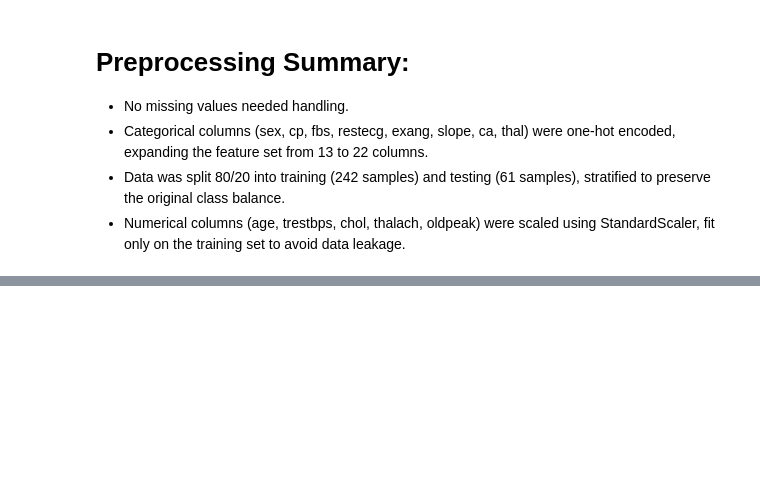
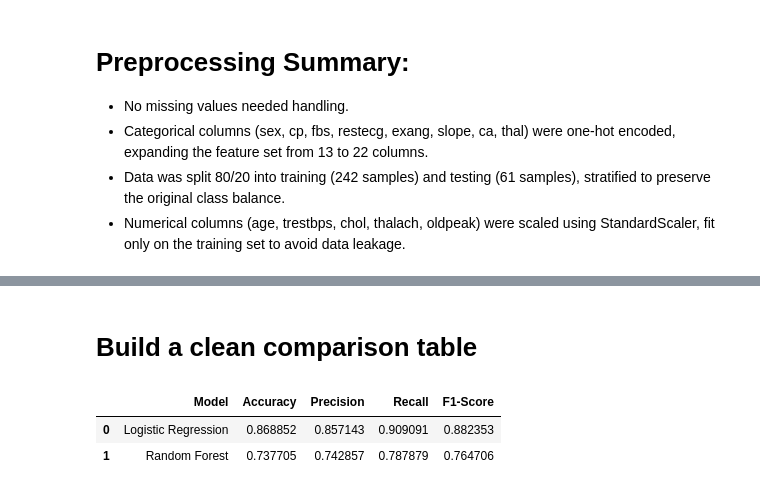
Before and after one commit to ummehabiba-m/-betabytez-aiml-task1-ummeHabiba, a Jupyter notebook: heart_disease_classifier.ipynb, the cells around one changed output, grey strips where cells are left out. Cells and saved outputs as stored; diff of their text form; code cells hidden in the pictures; blank space fills up the shorter version.

```diff
--- a/heart_disease_classifier.ipynb
+++ b/heart_disease_classifier.ipynb
@@ -263,0 +306,3 @@ X_train.head()
+# %%
+X_train = X_train.astype('float64')
+X_test = X_test.astype('float64')
@@ -263,0 +335,7 @@ X_train.head()
+# %%
+log_predictions = log_model.predict(X_test)
+rf_predictions = rf_model.predict(X_test)
+
+print("Logistic Regression predictions (first 10):", log_predictions[:10])
+print("Random Forest predictions (first 10):", rf_predictions[:10])
+print("Actual values (first 10):", y_test.values[:10])
@@ -263,0 +362,24 @@ X_train.head()
+# %%
+# Logistic Regression metrics
+log_accuracy = accuracy_score(y_test, log_predictions)
+log_precision = precision_score(y_test, log_predictions)
+log_recall = recall_score(y_test, log_predictions)
+log_f1 = f1_score(y_test, log_predictions)
+
+# Random Forest metrics
+rf_accuracy = accuracy_score(y_test, rf_predictions)
+rf_precision = precision_score(y_test, rf_predictions)
+rf_recall = recall_score(y_test, rf_predictions)
+rf_f1 = f1_score(y_test, rf_predictions)
+
+print("=== Logistic Regression ===")
+print(f"Accuracy:  {log_accuracy:.3f}")
+print(f"Precision: {log_precision:.3f}")
+print(f"Recall:    {log_recall:.3f}")
+print(f"F1-Score:  {log_f1:.3f}")
+
+print("\n=== Random Forest ===")
+print(f"Accuracy:  {rf_accuracy:.3f}")
+print(f"Precision: {rf_precision:.3f}")
+print(f"Recall:    {rf_recall:.3f}")
+print(f"F1-Score:  {rf_f1:.3f}")
@@ -263,0 +398,16 @@ X_train.head()
+# %% [markdown]
+# Build a clean comparison table
+# %%
+comparison = pd.DataFrame({
+    'Model': ['Logistic Regression', 'Random Forest'],
+    'Accuracy': [log_accuracy, rf_accuracy],
+    'Precision': [log_precision, rf_precision],
+    'Recall': [log_recall, rf_recall],
+    'F1-Score': [log_f1, rf_f1]
+})
+
+comparison
+# %% [output]
+|  | Model | Accuracy | Precision | Recall | F1-Score |
+| 0 | Logistic Regression | 0.868852 | 0.857143 | 0.909091 | 0.882353 |
+| 1 | Random Forest | 0.737705 | 0.742857 | 0.787879 | 0.764706 |
```
Also changed, not shown: parts of 30 cells of this notebook.
